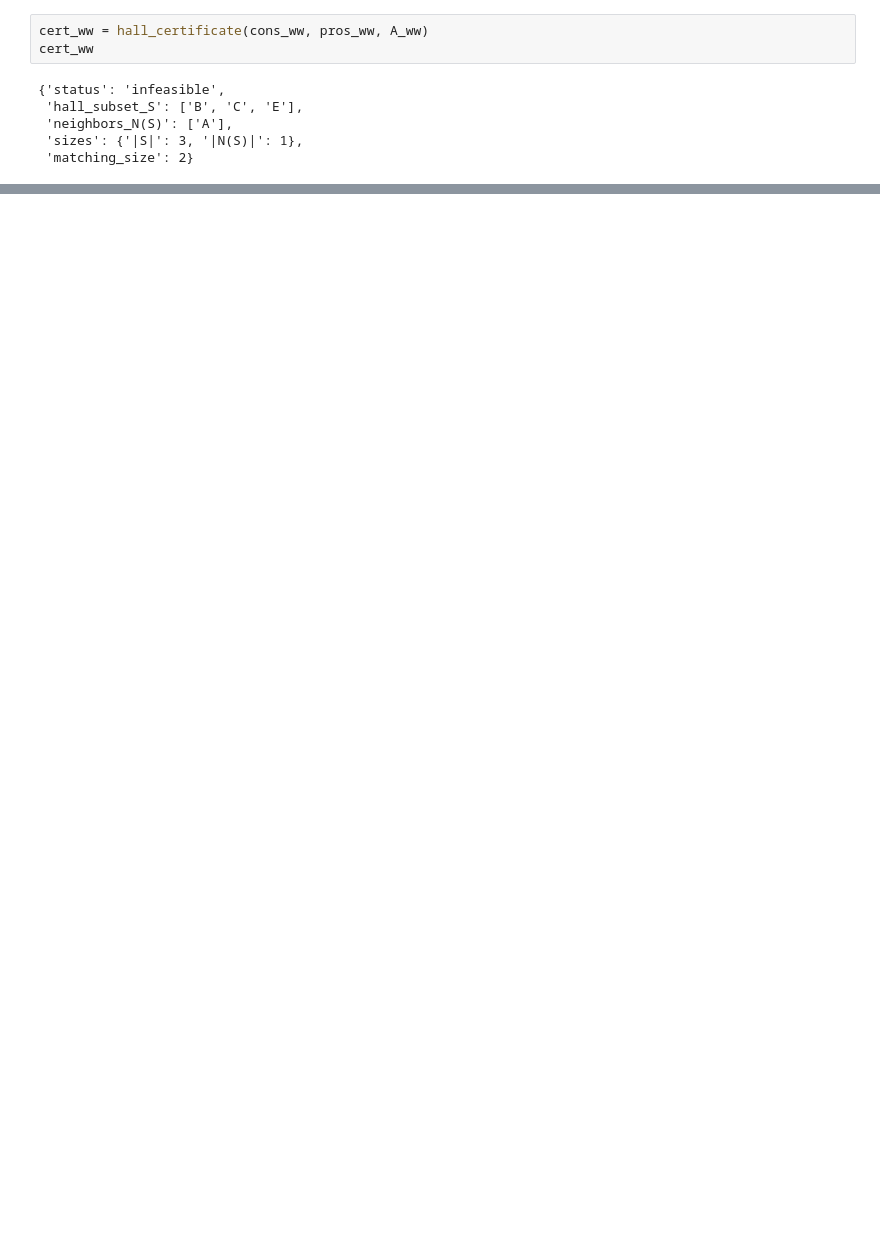
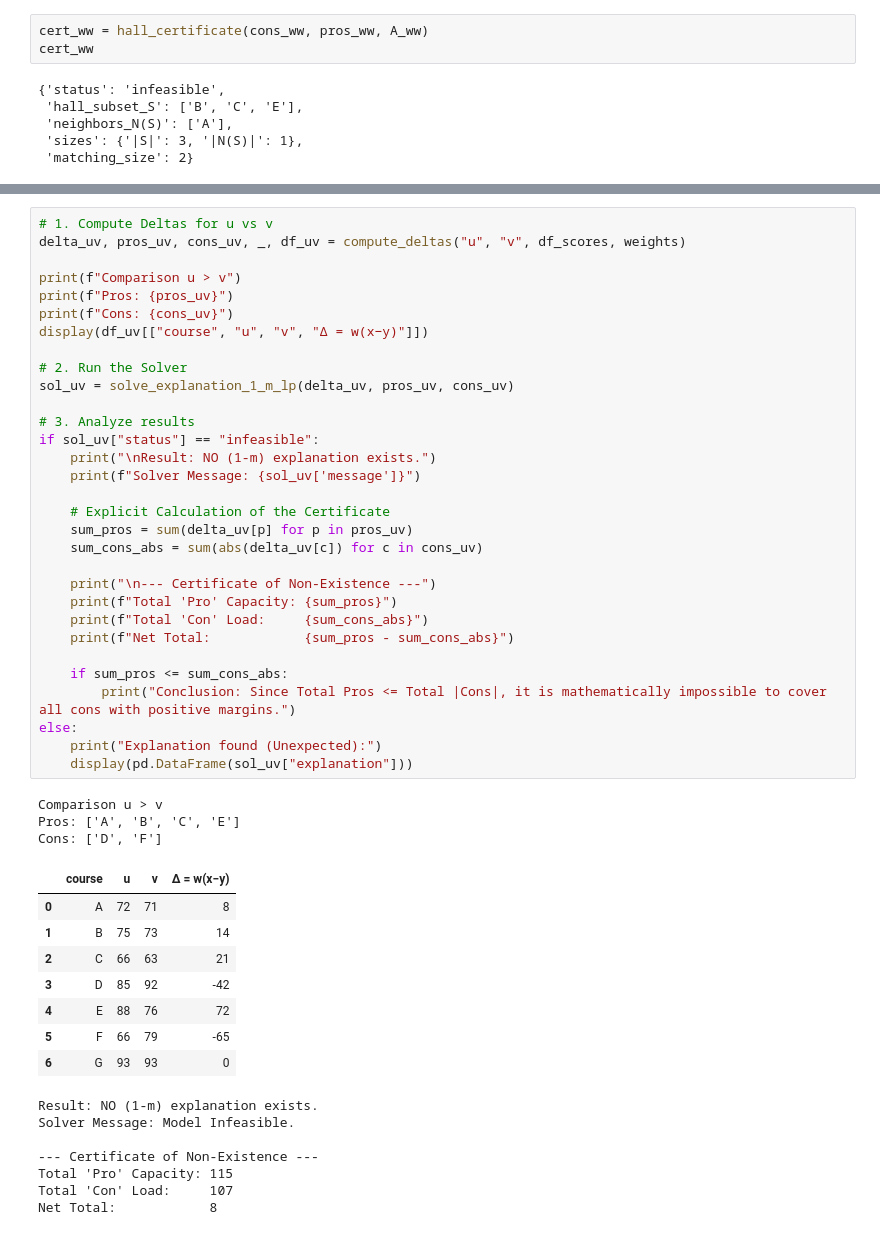
Before and after one commit to britofelipe/projet-sdp, a Jupyter notebook: main.ipynb, the cells around one changed output, grey strips where cells are left out. Drawn from its saved outputs; the diff is of its cells as text; blank space fills up the shorter version.

```diff
--- a/main.ipynb
+++ b/main.ipynb
@@ -632,0 +810,50 @@ cert_ww
+# %%
+# 1. Compute Deltas for u vs v
+delta_uv, pros_uv, cons_uv, _, df_uv = compute_deltas("u", "v", df_scores, weights)
+
+print(f"Comparison u > v")
+print(f"Pros: {pros_uv}")
+print(f"Cons: {cons_uv}")
+display(df_uv[["course", "u", "v", "Δ = w(x−y)"]])
+
+# 2. Run the Solver
+sol_uv = solve_explanation_1_m_lp(delta_uv, pros_uv, cons_uv)
+
+# 3. Analyze results
+if sol_uv["status"] == "infeasible":
+    print("\nResult: NO (1-m) explanation exists.")
+    print(f"Solver Message: {sol_uv['message']}")
+
+    # Explicit Calculation of the Certificate
+    sum_pros = sum(delta_uv[p] for p in pros_uv)
+    sum_cons_abs = sum(abs(delta_uv[c]) for c in cons_uv)
+
+    print("\n--- Certificate of Non-Existence ---")
+    print(f"Total 'Pro' Capacity: {sum_pros}")
+    print(f"Total 'Con' Load:     {sum_cons_abs}")
+    print(f"Net Total:            {sum_pros - sum_cons_abs}")
+
+    if sum_pros <= sum_cons_abs:
+        print("Conclusion: Since Total Pros <= Total |Cons|, it is mathematically impossible to cover all cons with positive margins.")
+else:
+    print("Explanation found (Unexpected):")
+    display(pd.DataFrame(sol_uv["explanation"]))
+# %% [output]
+Comparison u > v
+Pros: ['A', 'B', 'C', 'E']
+Cons: ['D', 'F']
+|  | course | u | v | Δ = w(x−y) |
+| 0 | A | 72 | 71 | 8 |
+| 1 | B | 75 | 73 | 14 |
+| 2 | C | 66 | 63 | 21 |
+| 3 | D | 85 | 92 | -42 |
+| 4 | E | 88 | 76 | 72 |
+| 5 | F | 66 | 79 | -65 |
+| 6 | G | 93 | 93 | 0 |
+Result: NO (1-m) explanation exists.
+Solver Message: Model Infeasible.
+
+--- Certificate of Non-Existence ---
+Total 'Pro' Capacity: 115
+Total 'Con' Load:     107
+Net Total:            8
```
Also changed, not shown: parts of 32 cells of this notebook.
